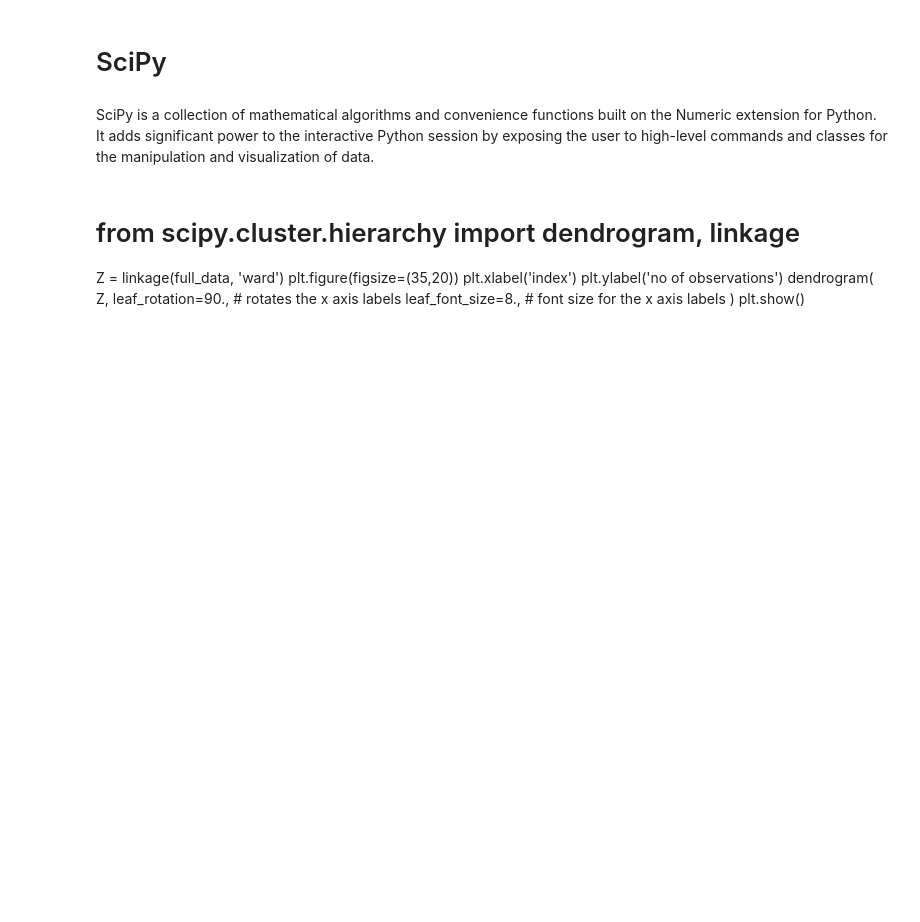
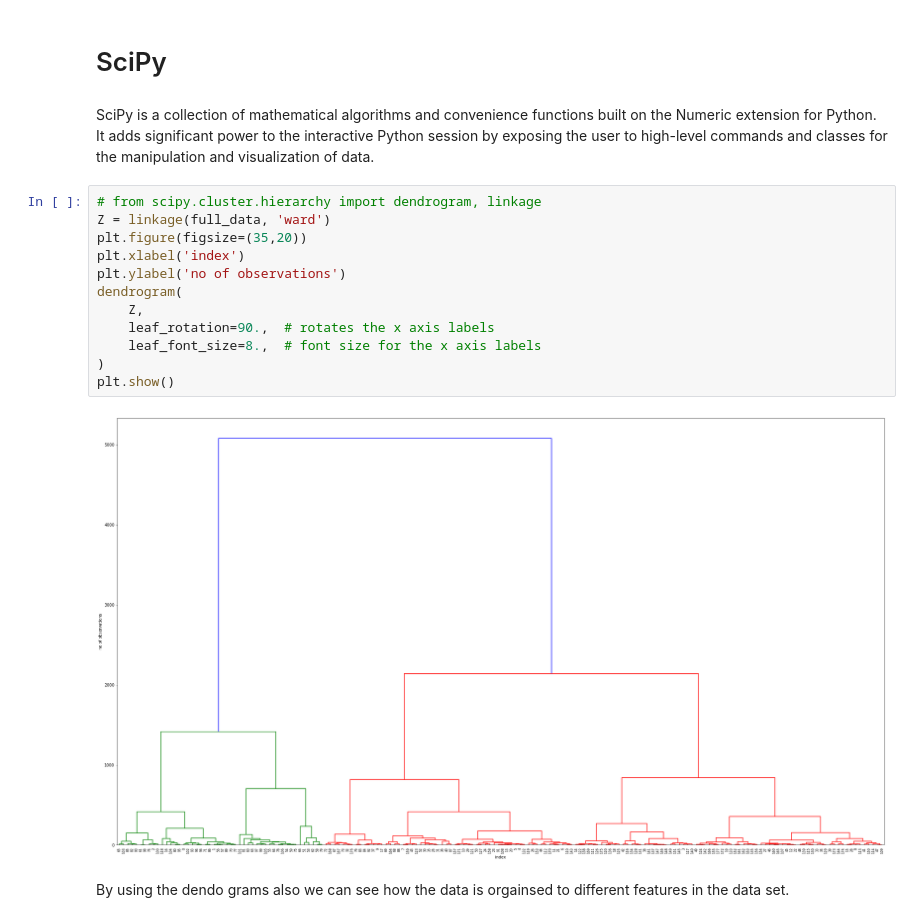
Before and after one commit to bvivek505/ML-PROJECTS, a Jupyter notebook: wine/wine_notebook.ipynb, the cells around one changed output. Saved outputs shown, nothing was run; the diff lists cells and outputs as text; blank space fills up the shorter version.

```diff
--- a/wine/wine_notebook.ipynb
+++ b/wine/wine_notebook.ipynb
@@ -168,15 +172,19 @@ grid = sns.pairplot(full_data, hue="Class", diag_kind="kde")
 # SciPy
 # %% [markdown]
 SciPy is a collection of mathematical algorithms and convenience functions built on the Numeric extension for Python. It adds significant power to the interactive Python session by exposing the user to high-level commands and classes for the manipulation and visualization of data.
-# %% [markdown]
-# from scipy.cluster.hierarchy import dendrogram, linkage
-Z = linkage(full_data, 'ward')
-plt.figure(figsize=(35,20))
-plt.xlabel('index')
-plt.ylabel('no of observations')
-dendrogram(
-    Z,
-    leaf_rotation=90.,  # rotates the x axis labels
-    leaf_font_size=8.,  # font size for the x axis labels
-)
-plt.show()
+# %%
+# from scipy.cluster.hierarchy import dendrogram, linkage
+Z = linkage(full_data, 'ward')
+plt.figure(figsize=(35,20))
+plt.xlabel('index')
+plt.ylabel('no of observations')
+dendrogram(
+    Z,
+    leaf_rotation=90.,  # rotates the x axis labels
+    leaf_font_size=8.,  # font size for the x axis labels
+)
+plt.show()
+# %% [output]
+[figure, added]
+# %% [markdown]
+By using the dendo grams also we can see how the data is orgainsed to different features in the data set.
```
Also changed, not shown: parts of 2 cells of this notebook.
